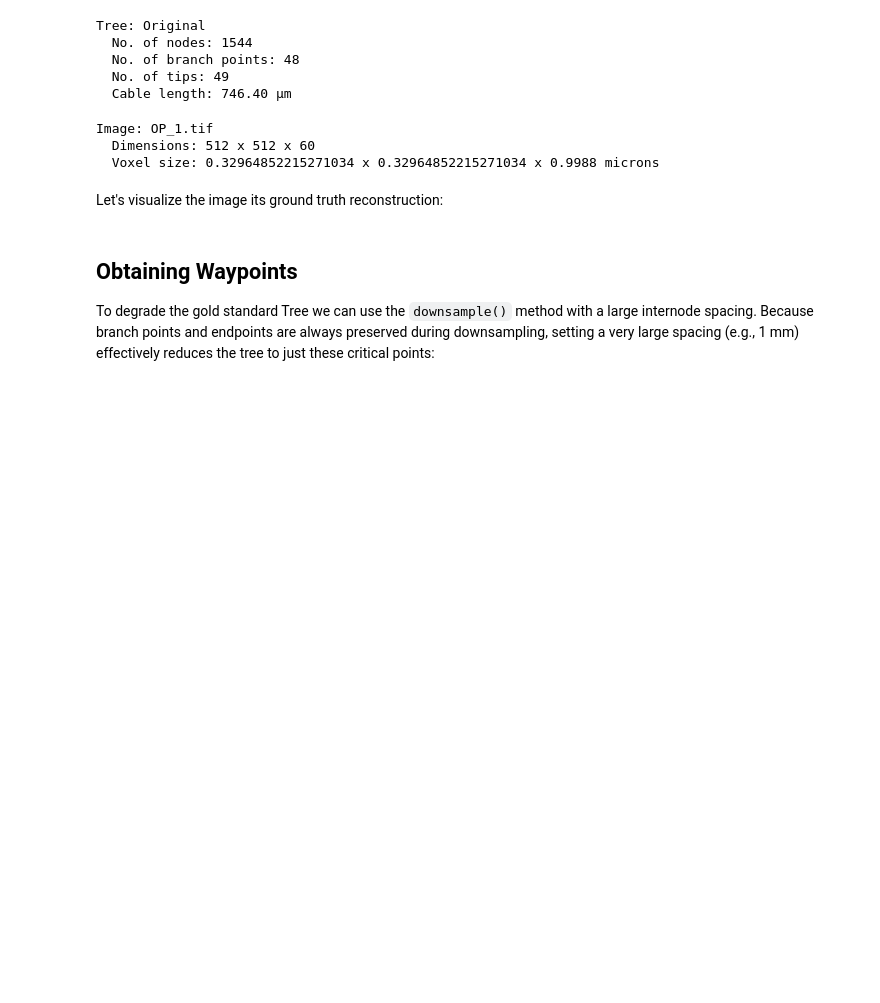
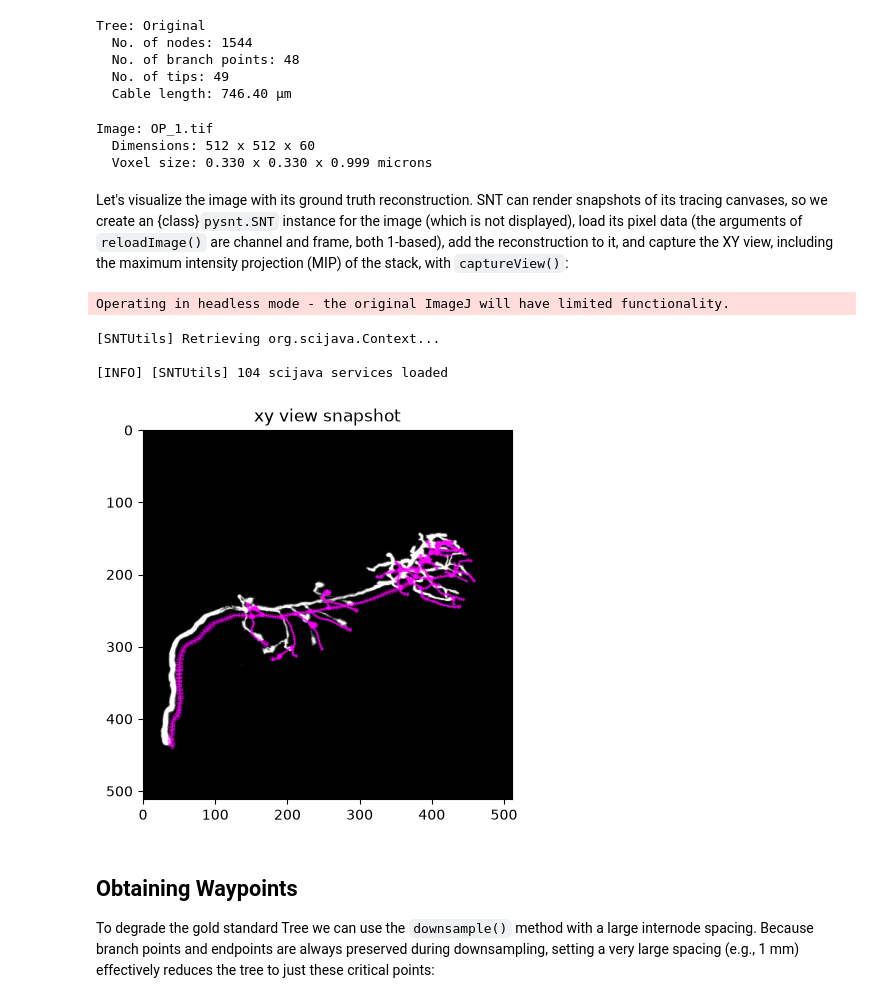
Before and after one commit to morphonets/pysnt, a Jupyter notebook: docs/notebooks/07_curvature_optimization.ipynb, the cells around one changed output. Cells and saved outputs as stored; diff of their text form; code cells hidden in the pictures; blank space fills up the shorter version.

```diff
--- a/docs/notebooks/07_curvature_optimization.ipynb
+++ b/docs/notebooks/07_curvature_optimization.ipynb
@@ -95,13 +118,39 @@ img = snt_service.demoImage('OP1') # ImagePlus object
 print(f"Image: {img.getTitle()}")
 print(f"  Dimensions: {img.getWidth()} x {img.getHeight()} x {img.getNSlices()}")
 cal = img.getCalibration()
-print(f"  Voxel size: {cal.pixelWidth} x {cal.pixelHeight} x {cal.pixelDepth} {cal.getUnit()}")
+print(f"  Voxel size: {cal.pixelWidth:.3f} x {cal.pixelHeight:.3f} x {cal.pixelDepth:.3f} {cal.getUnit()}")
+
+# The demo reconstruction carries no spatial calibration: assign that of the image
+# (node coordinates are unchanged; paths are now scaled to the image pixel grid)
+original_tree.assignImage(img)
 # %% [output]
 Image: OP_1.tif
   Dimensions: 512 x 512 x 60
-  Voxel size: 0.32964852215271034 x 0.32964852215271034 x 0.9988 microns
+  Voxel size: 0.330 x 0.330 x 0.999 microns
-# %% [markdown]
-Let's visualize the image its ground truth reconstruction:
+# %% [markdown]
+Let's visualize the image with its ground truth reconstruction. SNT can render snapshots of its tracing canvases, so we create an {class}`pysnt.SNT` instance for the image (which is not displayed), load its pixel data (the arguments of `reloadImage()` are channel and frame, both 1-based), add the reconstruction to it, and capture the XY view, including the maximum intensity projection (MIP) of the stack, with `captureView()`:
+# %%
+from pysnt import SNT
+
+snt = SNT(img)         # tracing engine for the image (no GUI)
+snt.reloadImage(1, 1)  # load pixel data of channel 1, frame 1
+
+# Add a copy of the tree, so that the original is not modified
+cloned_tree = original_tree.clone()
+snt.getPathAndFillManager().addTree(cloned_tree)
+
+# Offset the reconstruction by 10 pixels, for clarity
+cloned_tree.applyCanvasOffset(10, 10, 10)  # in pixels
+
+# Snapshot of the XY canvas: MIP of the image with the paths on top
+snapshot = snt.captureView('xy', True)
+_ = pysnt.display(snapshot)
+# %% [output]
+Operating in headless mode - the original ImageJ will have limited functionality.
+[SNTUtils] Retrieving org.scijava.Context...
+
+[INFO] [SNTUtils] 104 scijava services loaded
+[figure, added]
 # %% [markdown]
 ## Obtaining Waypoints
 
```
Also changed, not shown: parts of 37 cells of this notebook, 1 other file.
